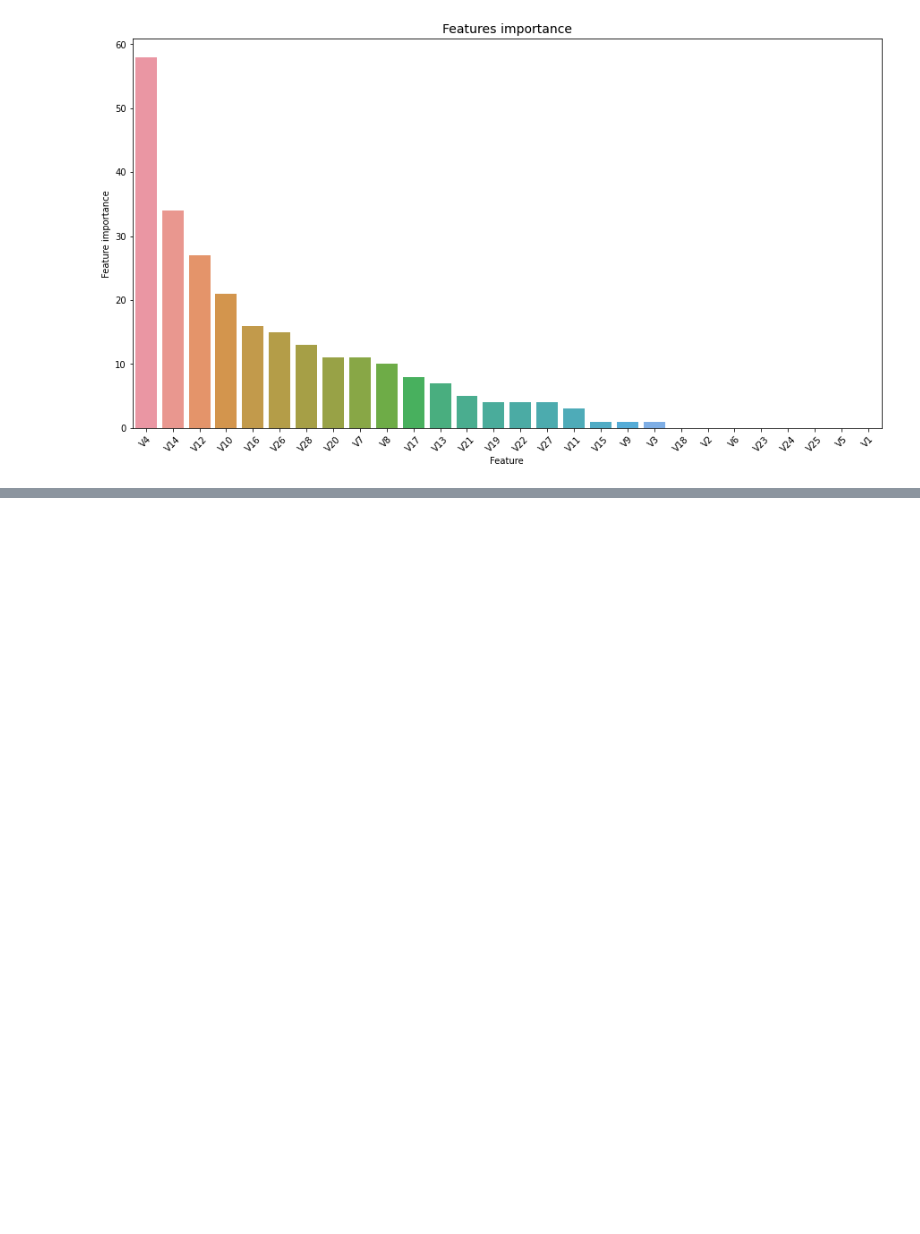
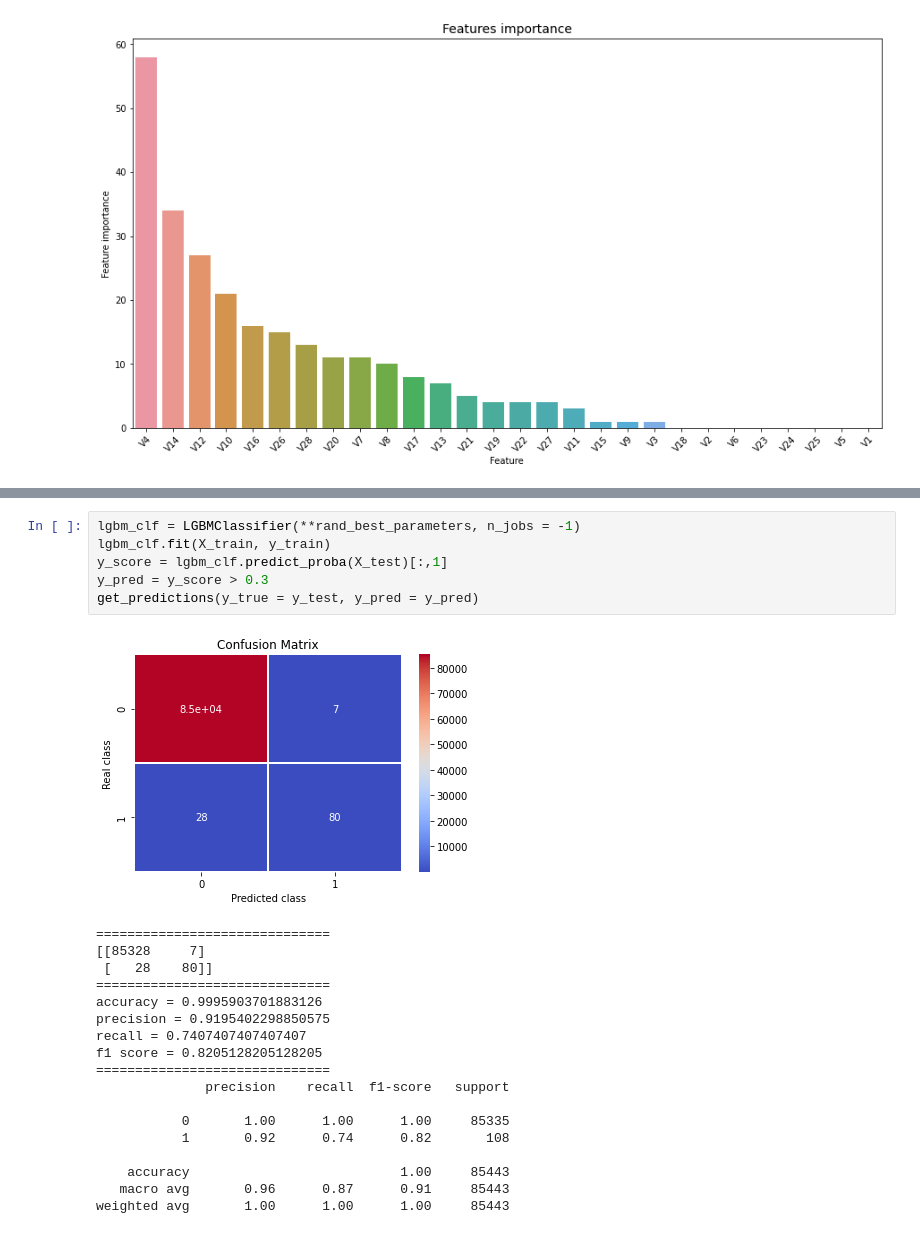
Before and after one commit to wuhong60909/Data-Analysis-Projects, a Jupyter notebook: Credit_Card_Fraud_Detection/model_LightGBM.ipynb, the cells around one changed output, grey strips where cells are left out. Saved outputs shown, nothing was run; the diff lists cells and outputs as text; blank space fills up the shorter version.

```diff
--- a/Credit_Card_Fraud_Detection/model_LightGBM.ipynb
+++ b/Credit_Card_Fraud_Detection/model_LightGBM.ipynb
@@ -282,0 +321,25 @@ plot_feature_importance(model = lgbm_clf, predictors = predictor_name)
+# %%
+lgbm_clf = LGBMClassifier(**rand_best_parameters, n_jobs = -1)
+lgbm_clf.fit(X_train, y_train)
+y_score = lgbm_clf.predict_proba(X_test)[:,1]
+y_pred = y_score > 0.3
+get_predictions(y_true = y_test, y_pred = y_pred)
+# %% [output]
+[figure, added]
+==============================
+[[85328     7]
+ [   28    80]]
+==============================
+accuracy = 0.9995903701883126
+precision = 0.9195402298850575
+recall = 0.7407407407407407
+f1 score = 0.8205128205128205
+==============================
+              precision    recall  f1-score   support
+
+           0       1.00      1.00      1.00     85335
+           1       0.92      0.74      0.82       108
+
+    accuracy                           1.00     85443
+   macro avg       0.96      0.87      0.91     85443
+weighted avg       1.00      1.00      1.00     85443
```
Also changed, not shown: parts of 4 cells of this notebook, 3 other files.
